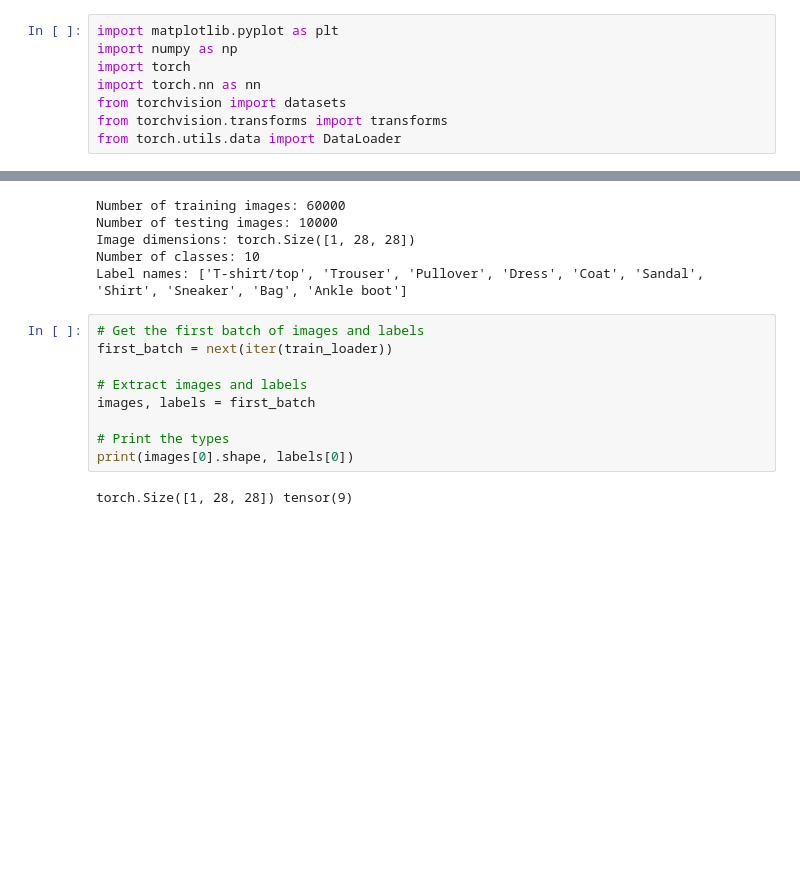
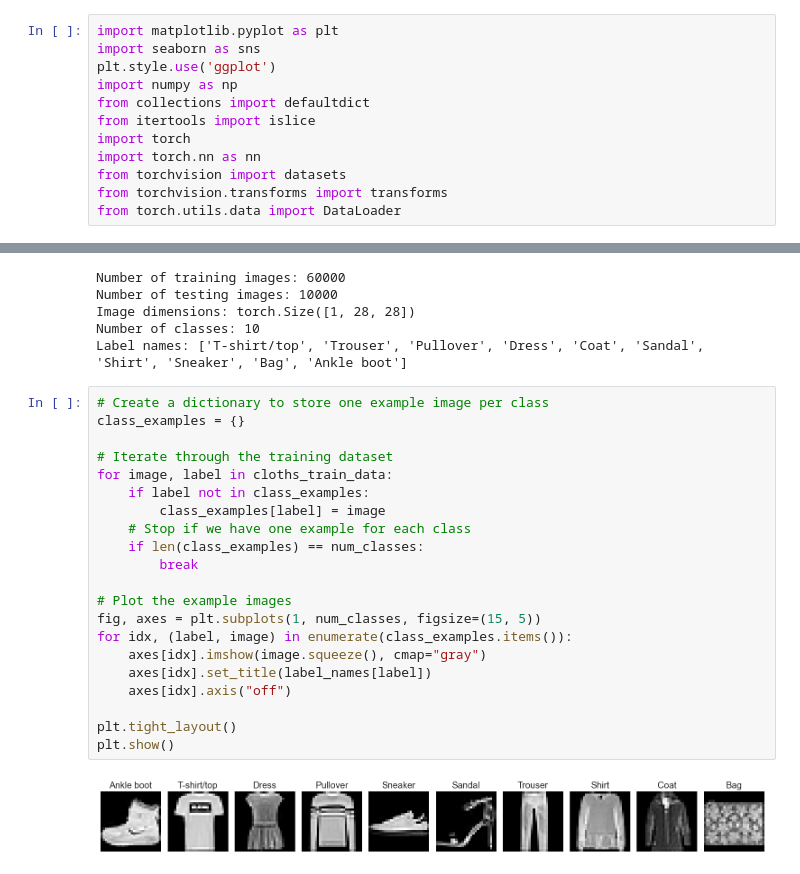
Before and after one commit to noah1-alt/E-Commerce-Clothing-Classifier, a Jupyter notebook: Technical Report.ipynb, the cells around one changed output, grey strips where cells are left out. Drawn from its saved outputs; the diff is of its cells as text; blank space fills up the shorter version.

```diff
--- a/Technical Report.ipynb
+++ b/Technical Report.ipynb
@@ -1,6 +1,10 @@
 # %%
 import matplotlib.pyplot as plt
+import seaborn as sns
+plt.style.use('ggplot')
 import numpy as np
+from collections import defaultdict
+from itertools import islice
 import torch
 import torch.nn as nn
 from torchvision import datasets
@@ -43,14 +47,26 @@ Number of testing images: 10000
 Image dimensions: torch.Size([1, 28, 28])
 Number of classes: 10
 Label names: ['T-shirt/top', 'Trouser', 'Pullover', 'Dress', 'Coat', 'Sandal', 'Shirt', 'Sneaker', 'Bag', 'Ankle boot']
-# %%
-# Get the first batch of images and labels
-first_batch = next(iter(train_loader))
-
-# Extract images and labels
-images, labels = first_batch
-
-# Print the types
-print(images[0].shape, labels[0])
-# %% [output]
-torch.Size([1, 28, 28]) tensor(9)
+# %%
+# Create a dictionary to store one example image per class
+class_examples = {}
+
+# Iterate through the training dataset
+for image, label in cloths_train_data:
+    if label not in class_examples:
+        class_examples[label] = image
+    # Stop if we have one example for each class
+    if len(class_examples) == num_classes:
+        break
+
+# Plot the example images
+fig, axes = plt.subplots(1, num_classes, figsize=(15, 5))
+for idx, (label, image) in enumerate(class_examples.items()):
+    axes[idx].imshow(image.squeeze(), cmap="gray")
+    axes[idx].set_title(label_names[label])
+    axes[idx].axis("off")
+
+plt.tight_layout()
+plt.show()
+# %% [output]
+[figure, added]
```
Also changed, not shown: parts of 5 cells of this notebook.
